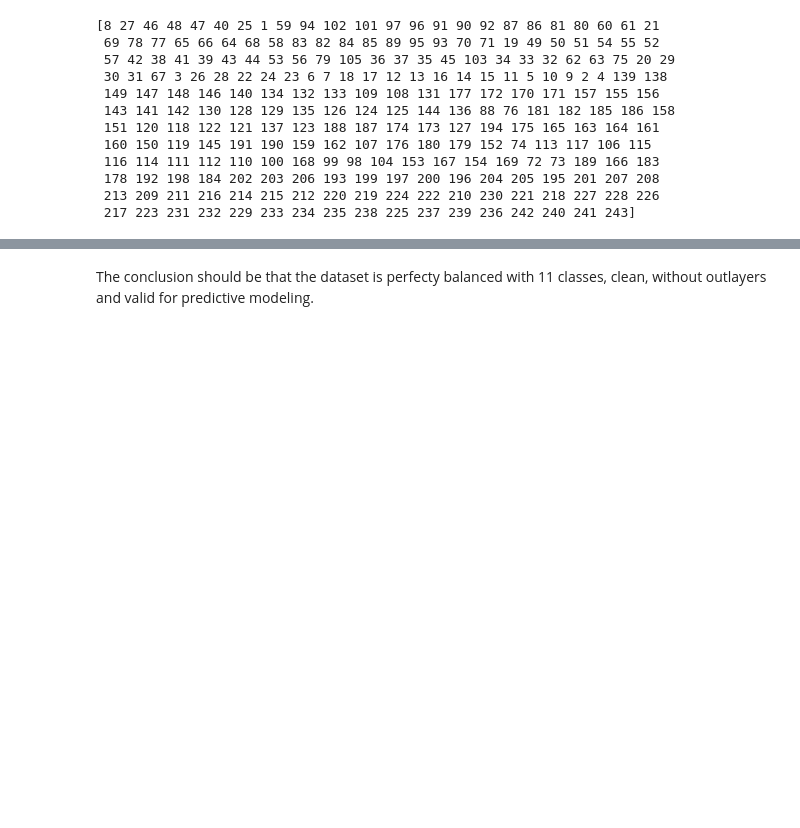
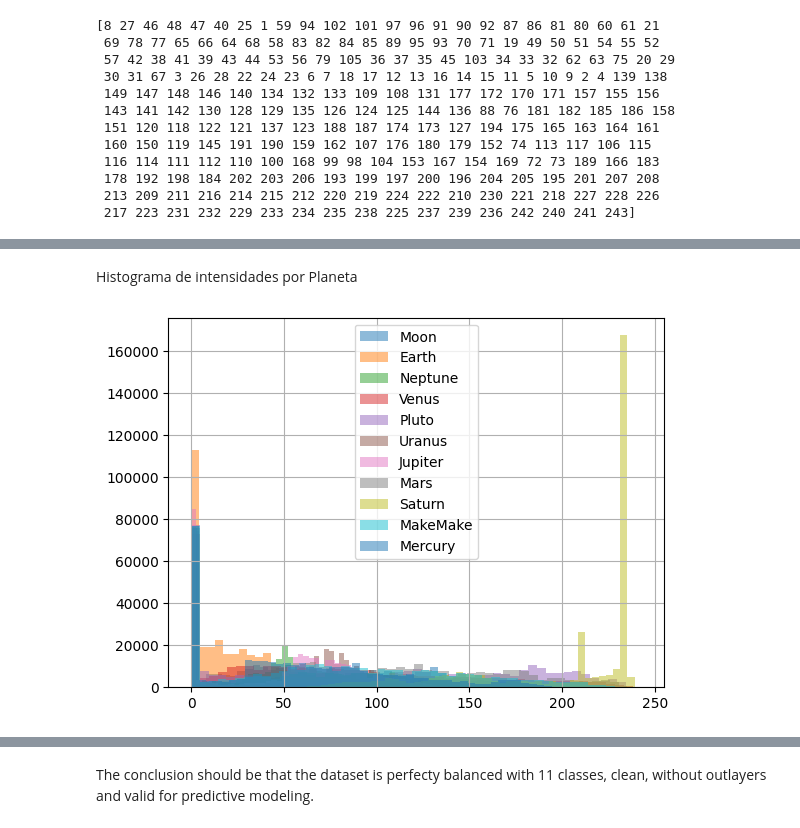
Before and after one commit to javant23423/mariamtortola, a Jupyter notebook: assignments/planets/planets.ipynb, the cells around one changed output, grey strips where cells are left out. Saved outputs shown, nothing was run; the diff lists cells and outputs as text; code cells hidden in the pictures; blank space fills up the shorter version.

```diff
--- a/assignments/planets/planets.ipynb
+++ b/assignments/planets/planets.ipynb
@@ -365,0 +380,11 @@ print(valores) #Entonces vemos que tenemos una escala de grises, donde el 0 es e
+# %% [markdown]
+Histograma de intensidades por Planeta
+# %%
+for label in df['label'].unique():
+    subset = df[df['label'] == label]
+    subset.iloc[:, 1:].stack().hist(bins=50, alpha=0.5, label=label)
+plt.legend()
+plt.show()
+#Así vemos como Saturno tiene una alta concentración de pixeles brillantes, mientras que la Tierra y la Luna, una concentración mucho más baja.
+# %% [output]
+[figure, added]
```
Also changed, not shown: parts of 6 cells of this notebook.
